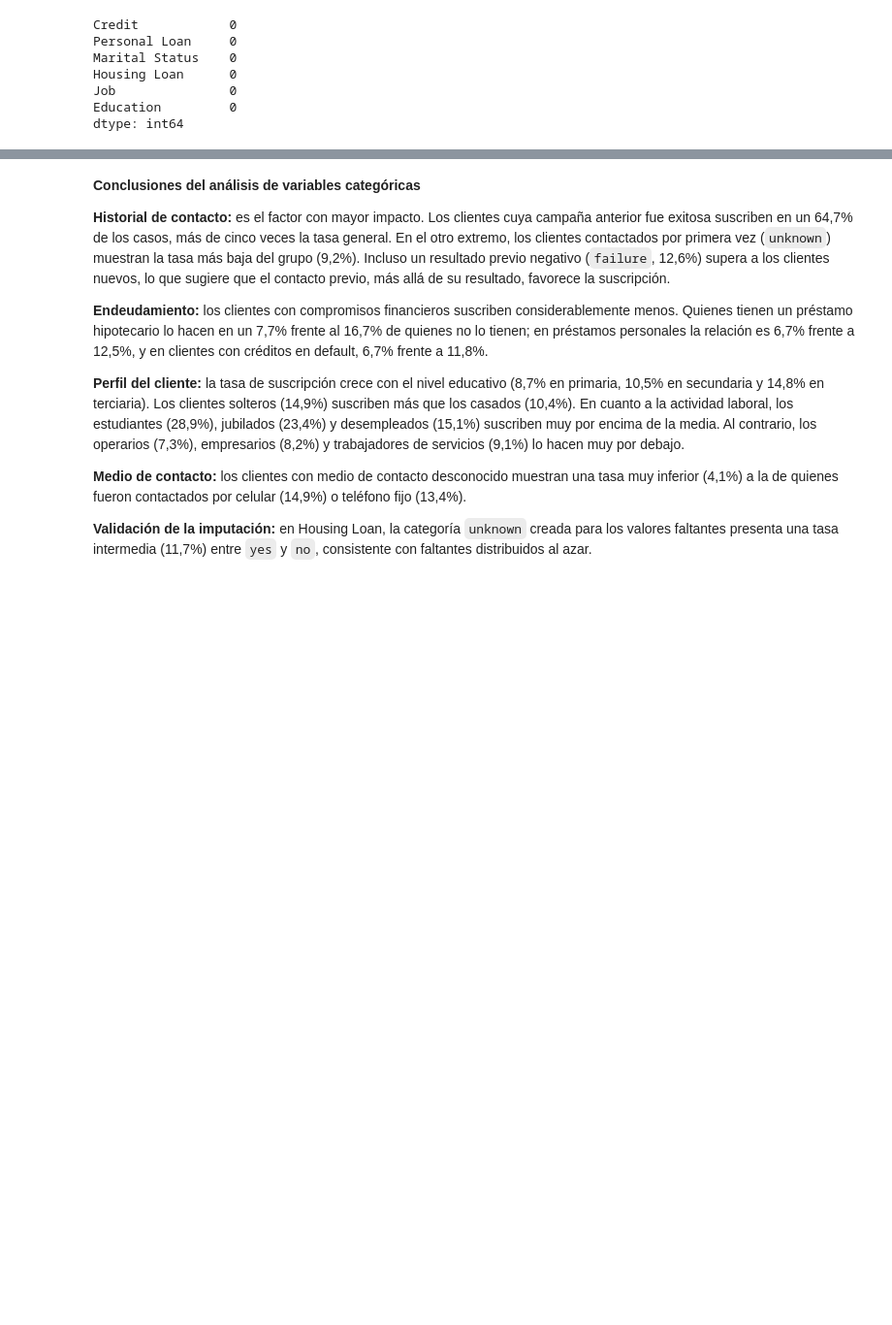
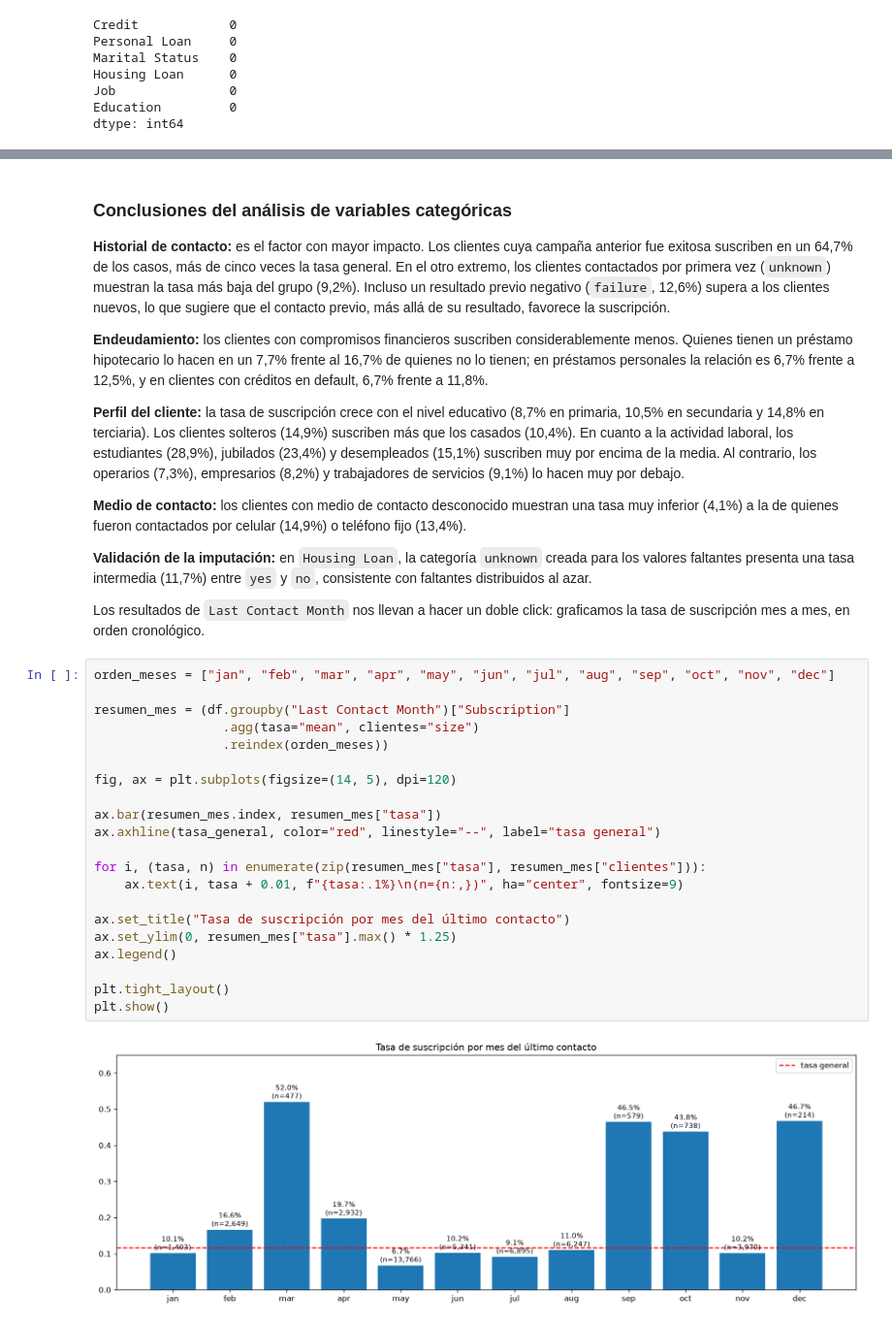
Before and after one commit to nach0osole/data_science_utn_clusterai2026_Sole, a Jupyter notebook: clusterai_juanignacio_sole_eda.ipynb, the cells around one changed output, grey strips where cells are left out. Shown at 97% size. Cells and saved outputs as stored; diff of their text form; blank space fills up the shorter version.

```diff
--- a/clusterai_juanignacio_sole_eda.ipynb
+++ b/clusterai_juanignacio_sole_eda.ipynb
@@ -232,5 +261,5 @@ for ax, col in zip(axes, cols):
 # %% [markdown]
-**Conclusiones del análisis de variables categóricas**
+### Conclusiones del análisis de variables categóricas
 
 **Historial de contacto:** es el factor con mayor impacto. Los clientes cuya campaña anterior fue exitosa suscriben en un 64,7% de los casos, más de cinco veces la tasa general. En el otro extremo, los clientes contactados por primera vez (`unknown`) muestran la tasa más baja del grupo (9,2%). Incluso un resultado previo negativo (`failure`, 12,6%) supera a los clientes nuevos, lo que sugiere que el contacto previo, más allá de su resultado, favorece la suscripción.
 
@@ -240,4 +269,29 @@ for ax, col in zip(axes, cols):
 
 **Medio de contacto:** los clientes con medio de contacto desconocido muestran una tasa muy inferior (4,1%) a la de quienes fueron contactados por celular (14,9%) o teléfono fijo (13,4%).
 
-**Validación de la imputación:** en Housing Loan, la categoría `unknown` creada para los valores faltantes presenta una tasa intermedia (11,7%) entre `yes` y `no`, consistente con faltantes distribuidos al azar.
+**Validación de la imputación:** en `Housing Loan`, la categoría `unknown` creada para los valores faltantes presenta una tasa intermedia (11,7%) entre `yes` y `no`, consistente con faltantes distribuidos al azar.
+
+Los resultados de `Last Contact Month` nos llevan a hacer un doble click: graficamos la tasa de suscripción mes a mes, en orden cronológico.
+# %%
+orden_meses = ["jan", "feb", "mar", "apr", "may", "jun", "jul", "aug", "sep", "oct", "nov", "dec"]
+
+resumen_mes = (df.groupby("Last Contact Month")["Subscription"]
+                 .agg(tasa="mean", clientes="size")
+                 .reindex(orden_meses))
+
+fig, ax = plt.subplots(figsize=(14, 5), dpi=120)
+
+ax.bar(resumen_mes.index, resumen_mes["tasa"])
+ax.axhline(tasa_general, color="red", linestyle="--", label="tasa general")
+
+for i, (tasa, n) in enumerate(zip(resumen_mes["tasa"], resumen_mes["clientes"])):
+    ax.text(i, tasa + 0.01, f"{tasa:.1%}\n(n={n:,})", ha="center", fontsize=9)
+
+ax.set_title("Tasa de suscripción por mes del último contacto")
+ax.set_ylim(0, resumen_mes["tasa"].max() * 1.25)
+ax.legend()
+
+plt.tight_layout()
+plt.show()
+# %% [output]
+[figure, added]
```
Also changed, not shown: parts of 24 cells of this notebook.
